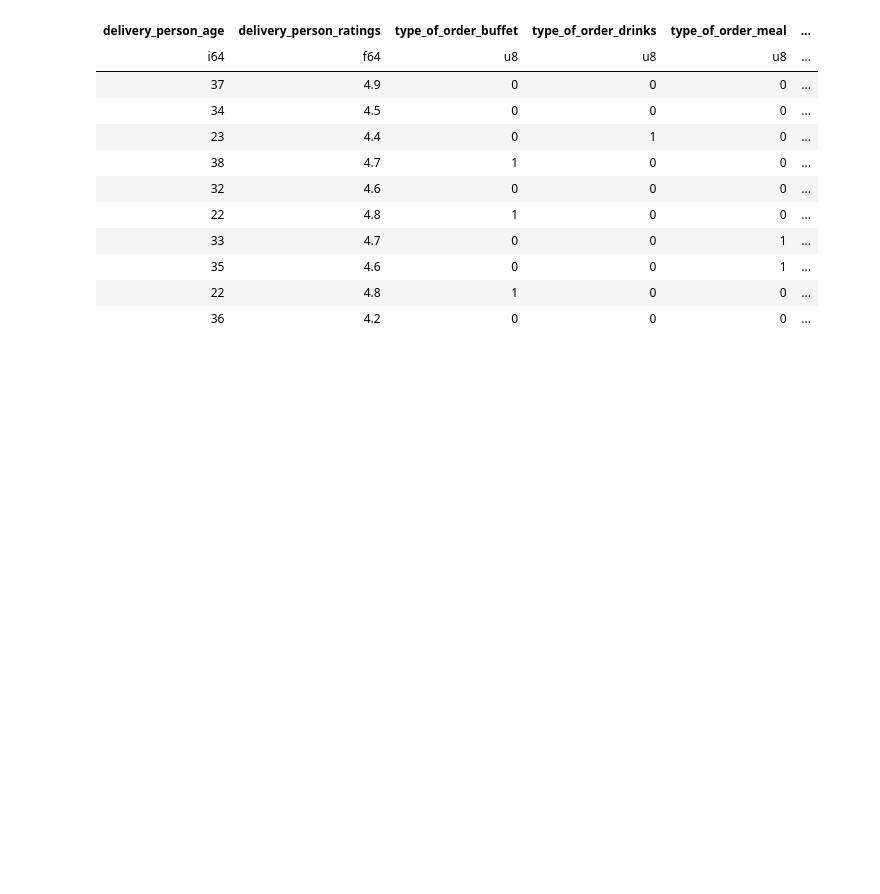
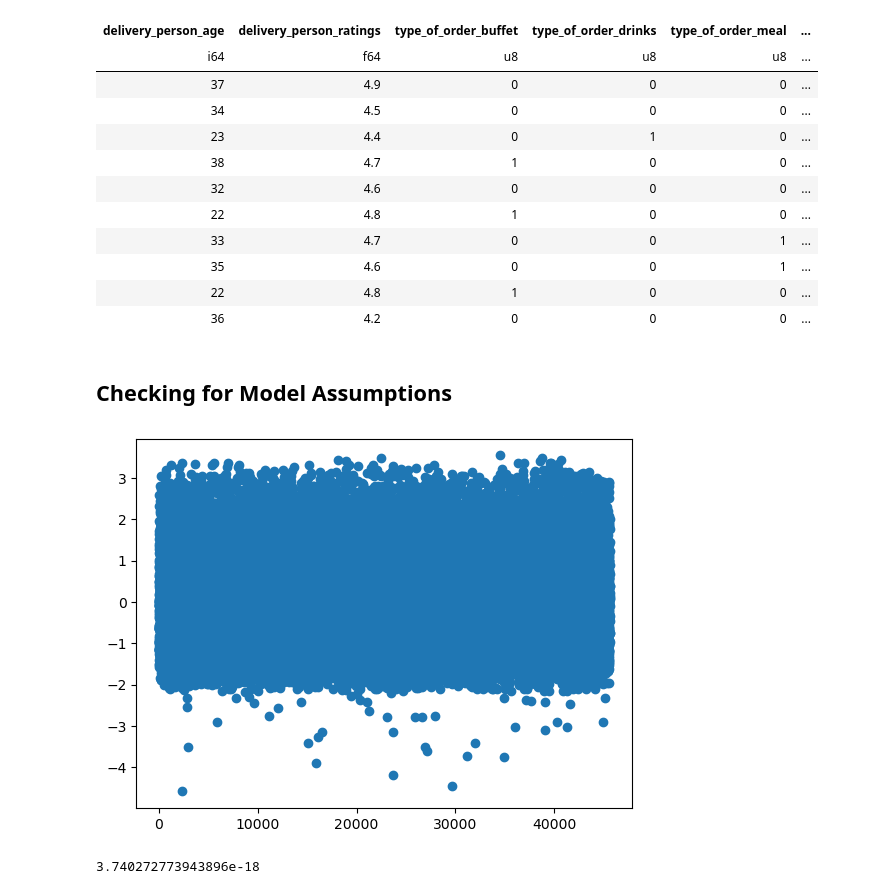
Before and after one commit to kcpGOAT/food-delivery-ML, a Jupyter notebook: food_delay.ipynb, the cells around one changed output. Drawn from its saved outputs; the diff is of its cells as text; code cells hidden in the pictures; blank space fills up the shorter version.

```diff
--- a/food_delay.ipynb
+++ b/food_delay.ipynb
@@ -78,3 +112,19 @@ shape: (10, 10)
 # %%
 X = data_matrix.select(pl.exclude('time_taken')).to_numpy()
 Y = data_matrix.select(pl.col('time_taken')).to_numpy()
+# %% [markdown]
+## Checking for Model Assumptions
+# %%
+mod_check = LinearRegression()
+mod_check.fit(X, Y)
+mod_pred = mod_check.predict(X)
+mod_resid = Y - mod_pred
+mod_SR = (mod_resid - np.mean(mod_resid))/np.std(mod_resid)
+# %%
+plt.scatter(x = np.arange(1, 45594), y = mod_SR);
+# %% [output]
+[figure, added]
+# %%
+print(np.mean(mod_SR))
+# %% [output]
+3.740272773943896e-18
```
Also changed, not shown: parts of 14 cells of this notebook.
